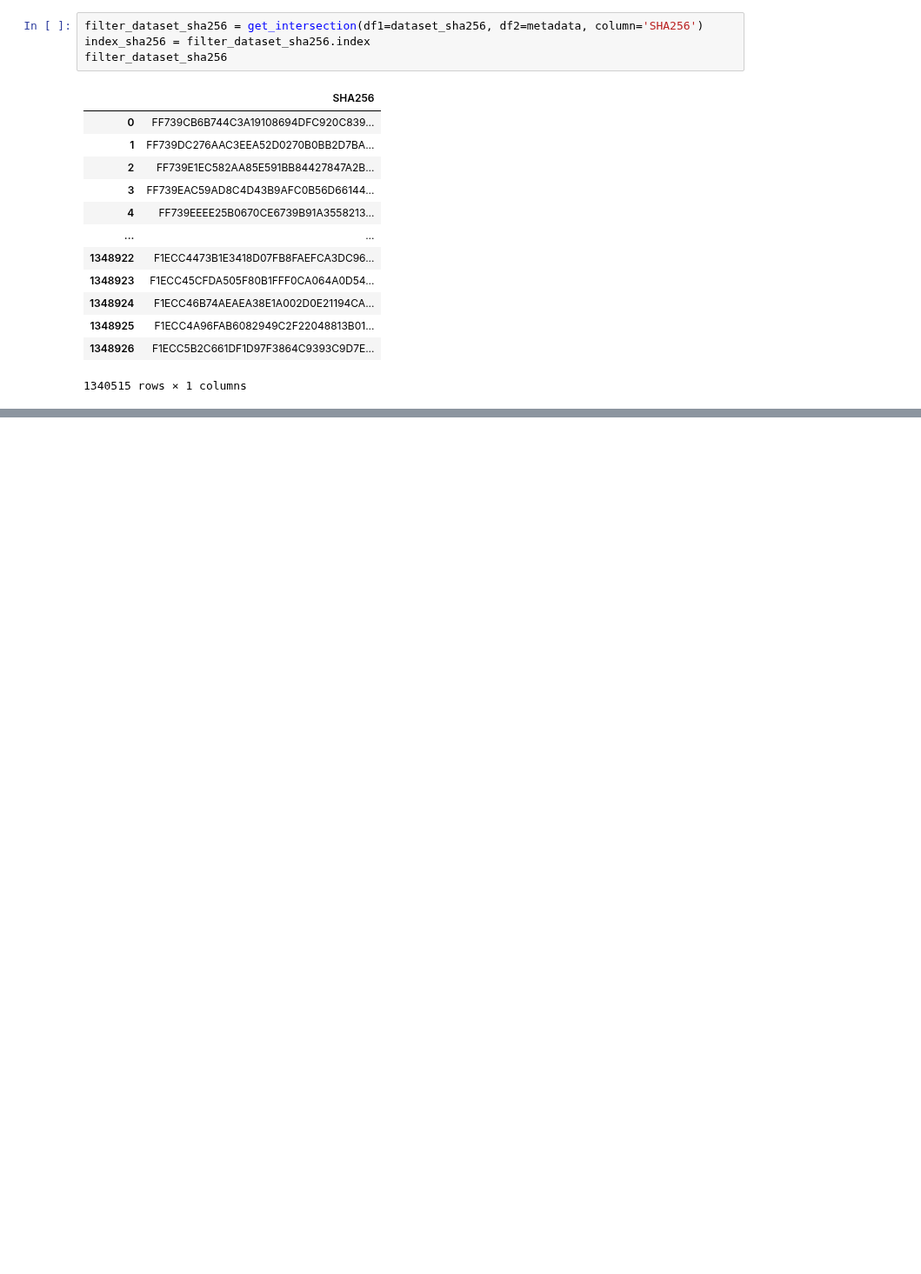
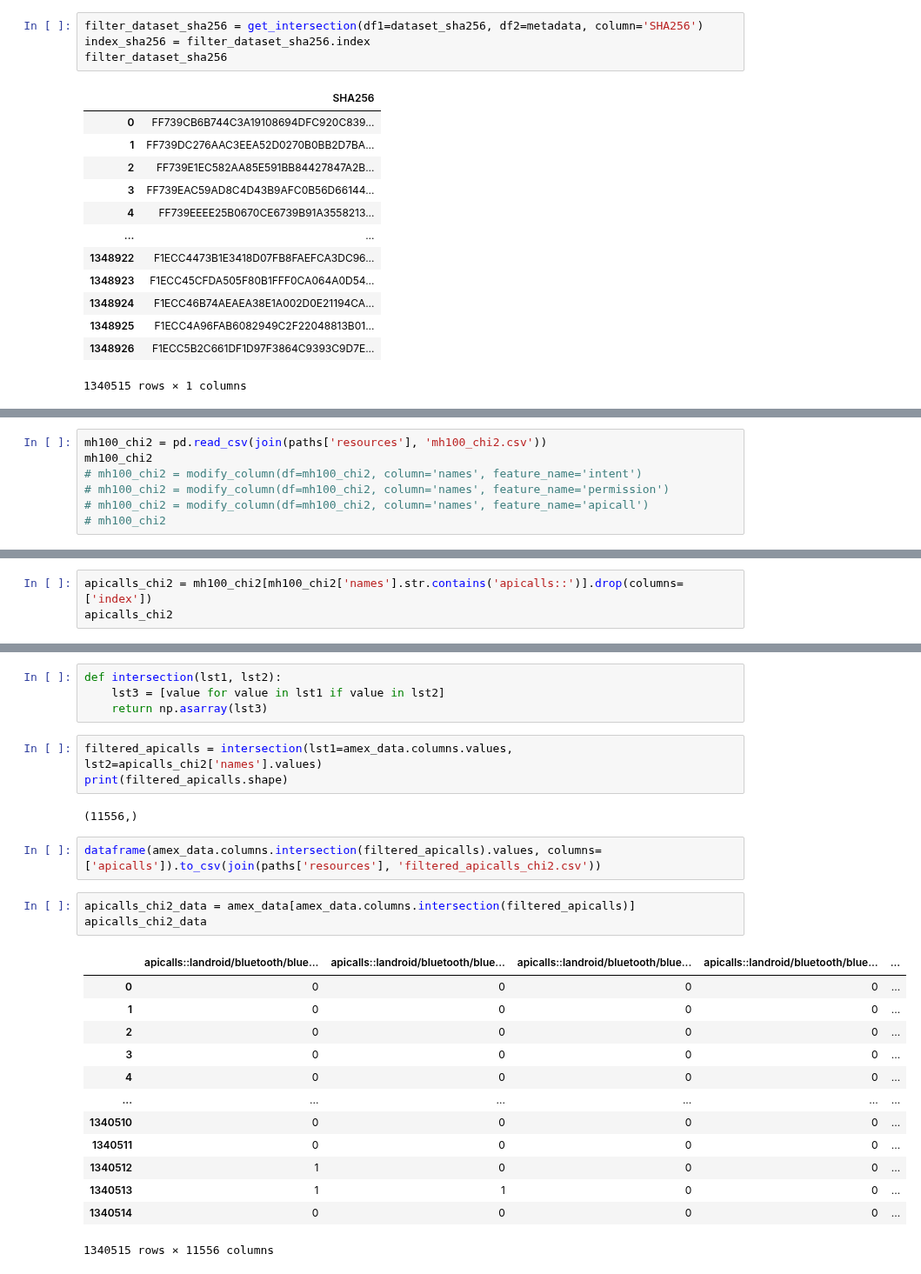
Before and after one commit to Malware-Hunter/MH-1M, a Jupyter notebook: notebooks/0-amex_processing.ipynb, the cells around one changed output, grey strips where cells are left out. Shown at 87% size. Drawn from its saved outputs; the diff is of its cells as text; blank space fills up the shorter version.

```diff
--- a/notebooks/0-amex_processing.ipynb
+++ b/notebooks/0-amex_processing.ipynb
@@ -1400,0 +1435,7 @@ metadata[metadata['SHA256']==filter_dataset_sha256['SHA256'].iloc[0]]
+# %%
+mh100_chi2 = pd.read_csv(join(paths['resources'], 'mh100_chi2.csv'))
+mh100_chi2
+# mh100_chi2 = modify_column(df=mh100_chi2, column='names', feature_name='intent')
+# mh100_chi2 = modify_column(df=mh100_chi2, column='names', feature_name='permission')
+# mh100_chi2 = modify_column(df=mh100_chi2, column='names', feature_name='apicall')
+# mh100_chi2
@@ -1400,0 +1456,3 @@ metadata[metadata['SHA256']==filter_dataset_sha256['SHA256'].iloc[0]]
+# %%
+apicalls_chi2 = mh100_chi2[mh100_chi2['names'].str.contains('apicalls::')].drop(columns=['index'])
+apicalls_chi2
@@ -1400,0 +1478,28 @@ metadata[metadata['SHA256']==filter_dataset_sha256['SHA256'].iloc[0]]
+# %%
+def intersection(lst1, lst2):
+    lst3 = [value for value in lst1 if value in lst2]
+    return np.asarray(lst3)
+# %%
+filtered_apicalls = intersection(lst1=amex_data.columns.values, lst2=apicalls_chi2['names'].values)
+print(filtered_apicalls.shape)
+# %% [output]
+(11556,)
+# %%
+dataframe(amex_data.columns.intersection(filtered_apicalls).values, columns=['apicalls']).to_csv(join(paths['resources'], 'filtered_apicalls_chi2.csv'))
+# %%
+apicalls_chi2_data = amex_data[amex_data.columns.intersection(filtered_apicalls)]
+apicalls_chi2_data
+# %% [output]
+|  | apicalls::landroid/bluetooth/blue... | apicalls::landroid/bluetooth/blue... | apicalls::landroid/bluetooth/blue... | apicalls::landroid/bluetooth/blue... | ... |
+| 0 | 0 | 0 | 0 | 0 | ... |
+| 1 | 0 | 0 | 0 | 0 | ... |
+| 2 | 0 | 0 | 0 | 0 | ... |
+| 3 | 0 | 0 | 0 | 0 | ... |
+| 4 | 0 | 0 | 0 | 0 | ... |
+| ... | ... | ... | ... | ... | ... |
+| 1340510 | 0 | 0 | 0 | 0 | ... |
+| 1340511 | 0 | 0 | 0 | 0 | ... |
+| 1340512 | 1 | 0 | 0 | 0 | ... |
+| 1340513 | 1 | 1 | 0 | 0 | ... |
+| 1340514 | 0 | 0 | 0 | 0 | ... |
+1340515 rows × 11556 columns
```
Also changed, not shown: parts of 37 cells of this notebook, 54 other files.
